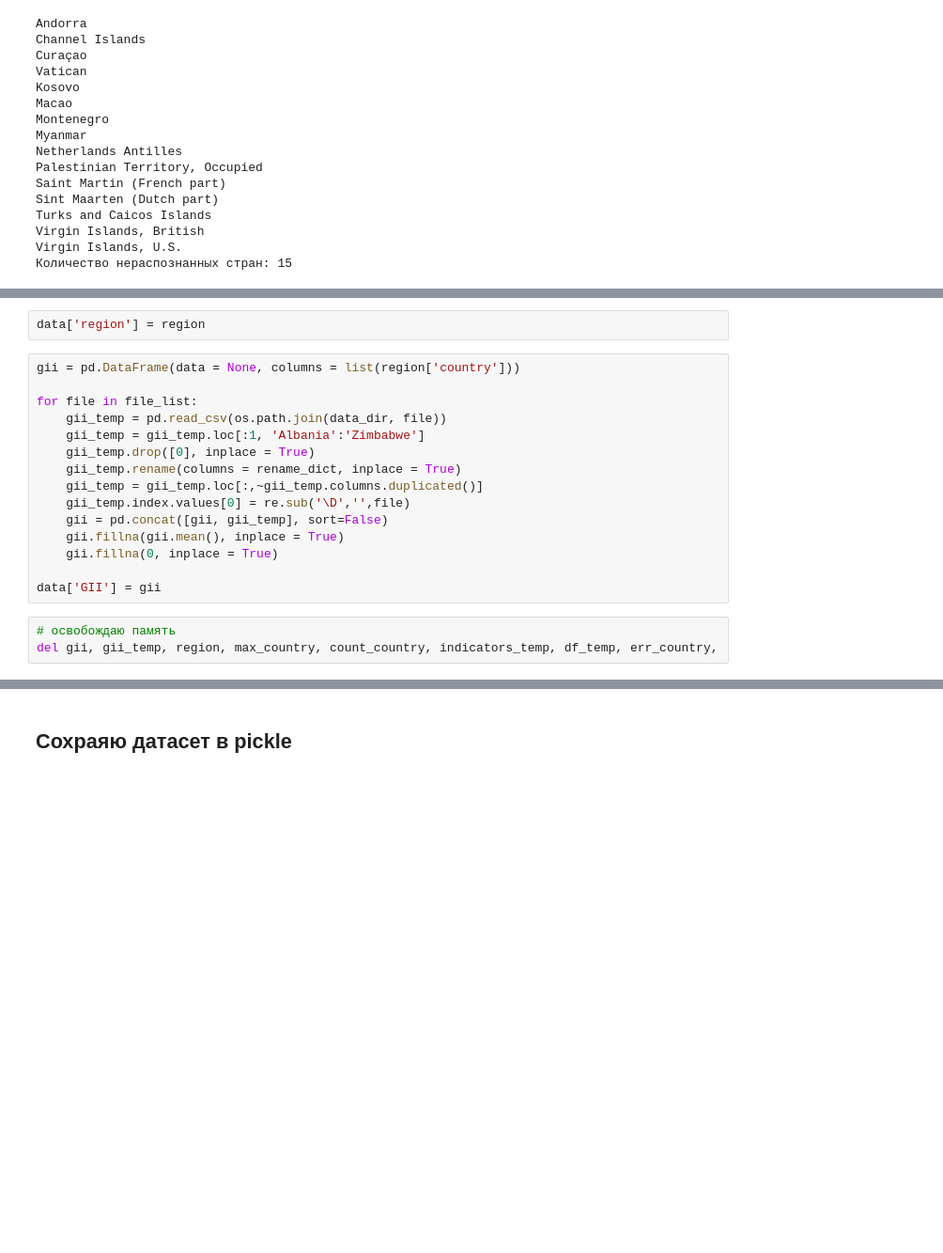
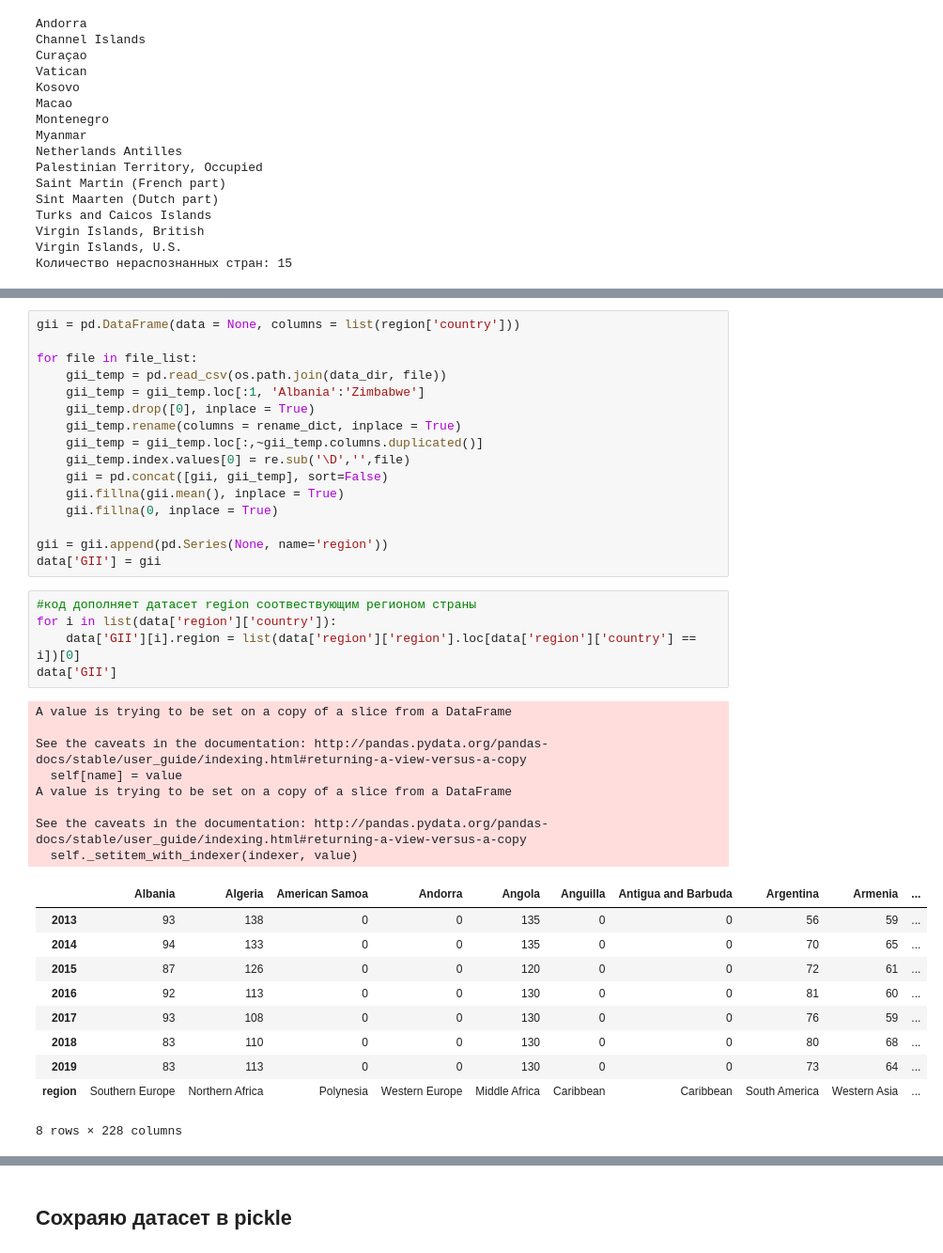
Before and after one commit to DSerpuhovitin/netology_pyda, a Jupyter notebook: Degee_project_ML/Degree_ML_Prep_Ds.ipynb, the cells around one changed output, grey strips where cells are left out. Shown at 94% size. Saved outputs shown, nothing was run; the diff lists cells and outputs as text; blank space fills up the shorter version.

```diff
--- a/Degee_project_ML/Degree_ML_Prep_Ds.ipynb
+++ b/Degee_project_ML/Degree_ML_Prep_Ds.ipynb
@@ -285,5 +287,3 @@ region.loc[region.country == err_country[14],['region']] = 'Caribbean' #Virgin I
-# %%
-data['region'] = region
 # %%
 gii = pd.DataFrame(data = None, columns = list(region['country']))
 
@@ -298,7 +298,29 @@ for file in file_list:
     gii.fillna(gii.mean(), inplace = True)
     gii.fillna(0, inplace = True)
 
+gii = gii.append(pd.Series(None, name='region'))
 data['GII'] = gii
-# %%
-# освобождаю память
-del gii, gii_temp, region, max_country, count_country, indicators_temp, df_temp, err_country,
+# %%
+#код дополняет датасет region соотвествующим регионом страны
+for i in list(data['region']['country']):
+    data['GII'][i].region = list(data['region']['region'].loc[data['region']['country'] == i])[0]
+data['GII']
+# %% [output]
+A value is trying to be set on a copy of a slice from a DataFrame
+
+See the caveats in the documentation: http://pandas.pydata.org/pandas-docs/stable/user_guide/indexing.html#returning-a-view-versus-a-copy
+  self[name] = value
+A value is trying to be set on a copy of a slice from a DataFrame
+
+See the caveats in the documentation: http://pandas.pydata.org/pandas-docs/stable/user_guide/indexing.html#returning-a-view-versus-a-copy
+  self._setitem_with_indexer(indexer, value)
+|  | Albania | Algeria | American Samoa | Andorra | Angola | Anguilla | Antigua and Barbuda | Argentina | Armenia | ... |
+| 2013 | 93 | 138 | 0 | 0 | 135 | 0 | 0 | 56 | 59 | ... |
+| 2014 | 94 | 133 | 0 | 0 | 135 | 0 | 0 | 70 | 65 | ... |
+| 2015 | 87 | 126 | 0 | 0 | 120 | 0 | 0 | 72 | 61 | ... |
+| 2016 | 92 | 113 | 0 | 0 | 130 | 0 | 0 | 81 | 60 | ... |
+| 2017 | 93 | 108 | 0 | 0 | 130 | 0 | 0 | 76 | 59 | ... |
+| 2018 | 83 | 110 | 0 | 0 | 130 | 0 | 0 | 80 | 68 | ... |
+| 2019 | 83 | 113 | 0 | 0 | 130 | 0 | 0 | 73 | 64 | ... |
+| region | Southern Europe | Northern Africa | Polynesia | Western Europe | Middle Africa | Caribbean | Caribbean | South America | Western Asia | ... |
+8 rows × 228 columns
```
Also changed, not shown: parts of 5 cells of this notebook, 1 other file.
